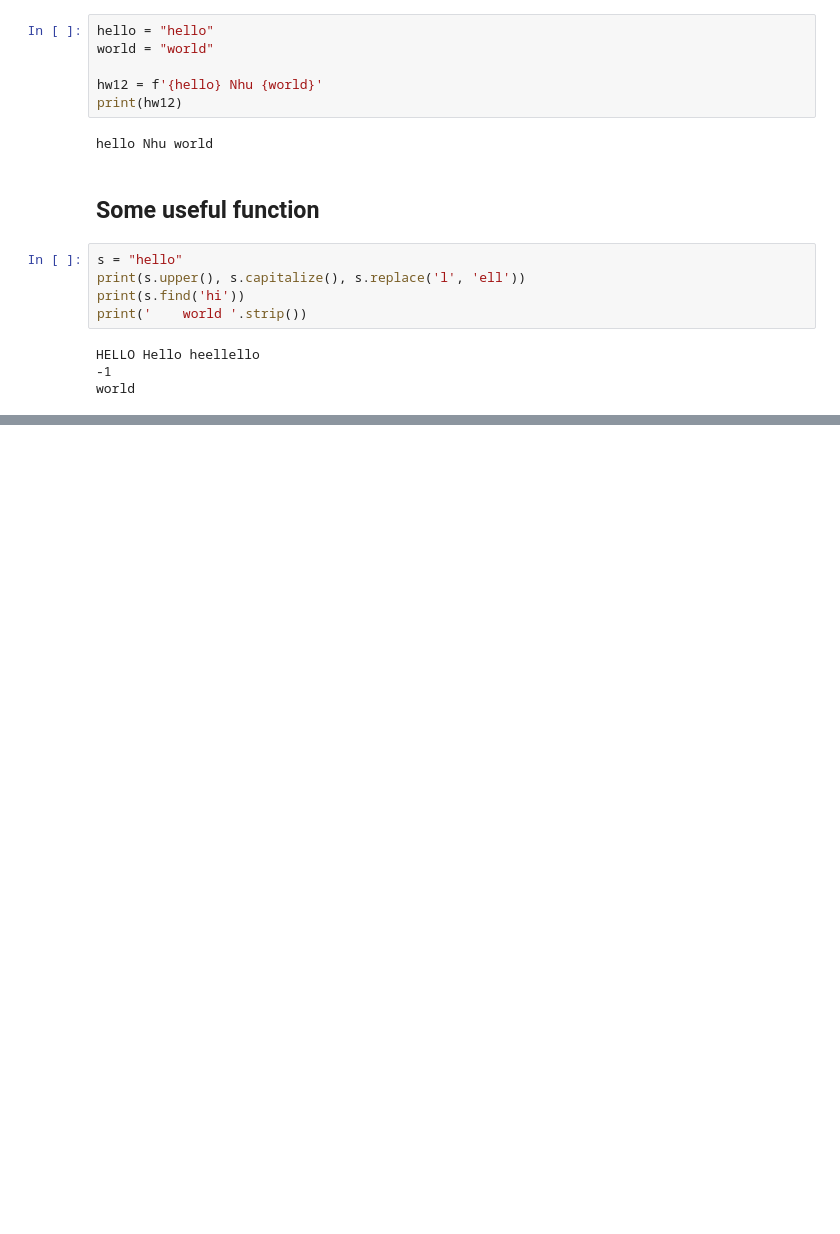
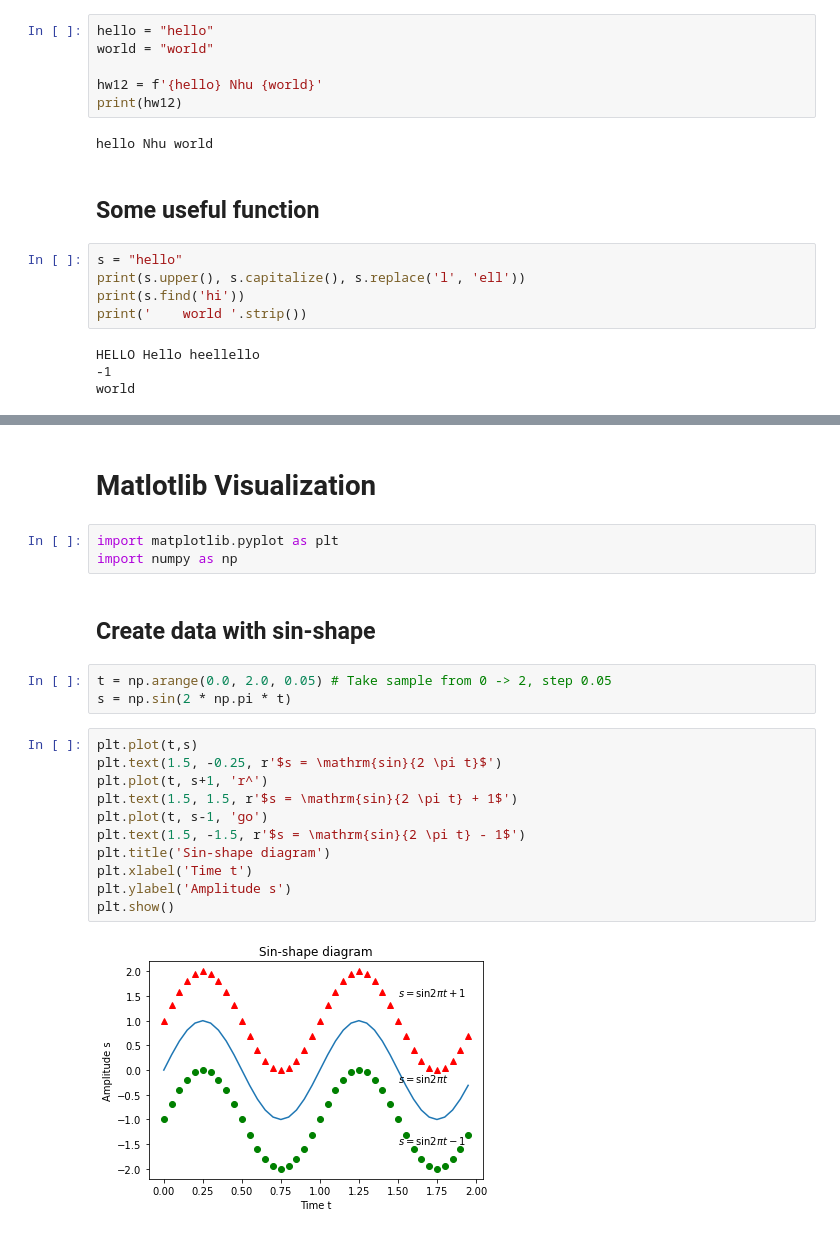
Before and after one commit to hpn-nina/datasciencecoursera, a Jupyter notebook: Python/Revise.ipynb, the cells around one changed output, grey strips where cells are left out. Saved outputs shown, nothing was run; the diff lists cells and outputs as text; blank space fills up the shorter version.

```diff
--- a/Python/Revise.ipynb
+++ b/Python/Revise.ipynb
@@ -33,0 +373,23 @@ world
+# %% [markdown]
+# Matlotlib Visualization
+# %%
+import matplotlib.pyplot as plt
+import numpy as np
+# %% [markdown]
+## Create data with sin-shape
+# %%
+t = np.arange(0.0, 2.0, 0.05) # Take sample from 0 -> 2, step 0.05
+s = np.sin(2 * np.pi * t)
+# %%
+plt.plot(t,s)
+plt.text(1.5, -0.25, r'$s = \mathrm{sin}{2 \pi t}$')
+plt.plot(t, s+1, 'r^')
+plt.text(1.5, 1.5, r'$s = \mathrm{sin}{2 \pi t} + 1$')
+plt.plot(t, s-1, 'go')
+plt.text(1.5, -1.5, r'$s = \mathrm{sin}{2 \pi t} - 1$')
+plt.title('Sin-shape diagram')
+plt.xlabel('Time t')
+plt.ylabel('Amplitude s')
+plt.show()
+# %% [output]
+[figure, added]
```
Also changed, not shown: parts of 39 cells of this notebook.
